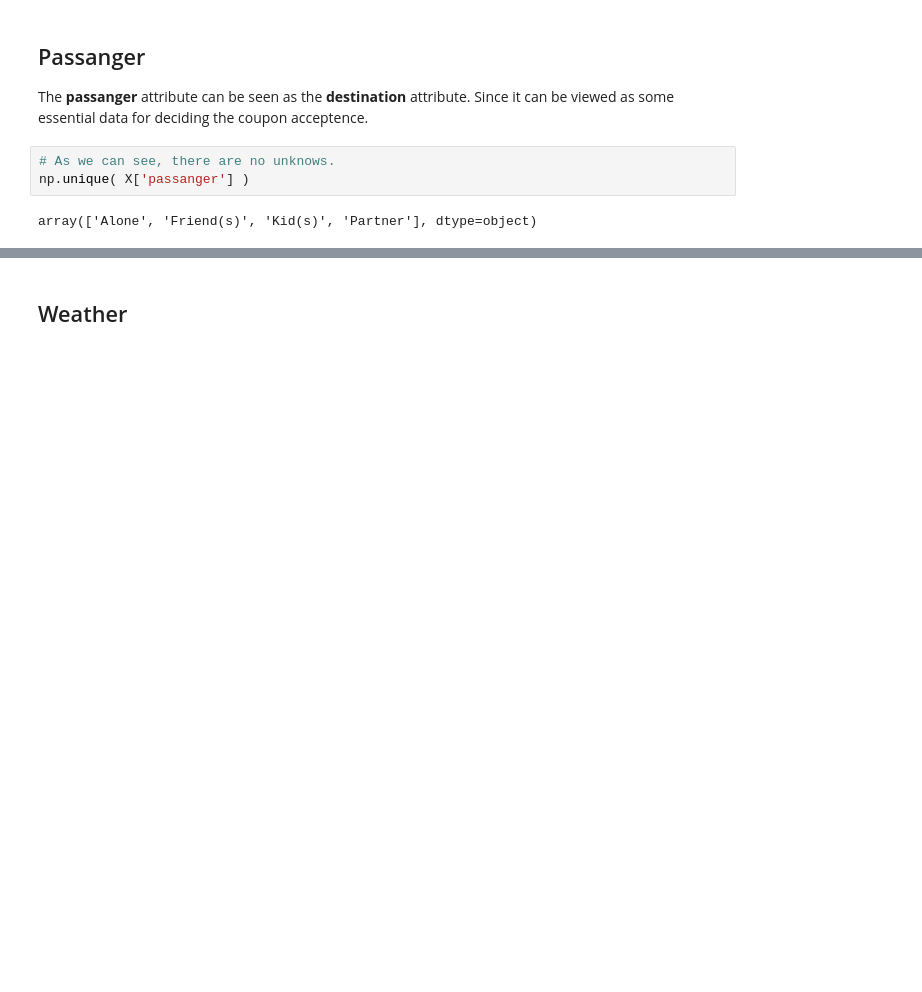
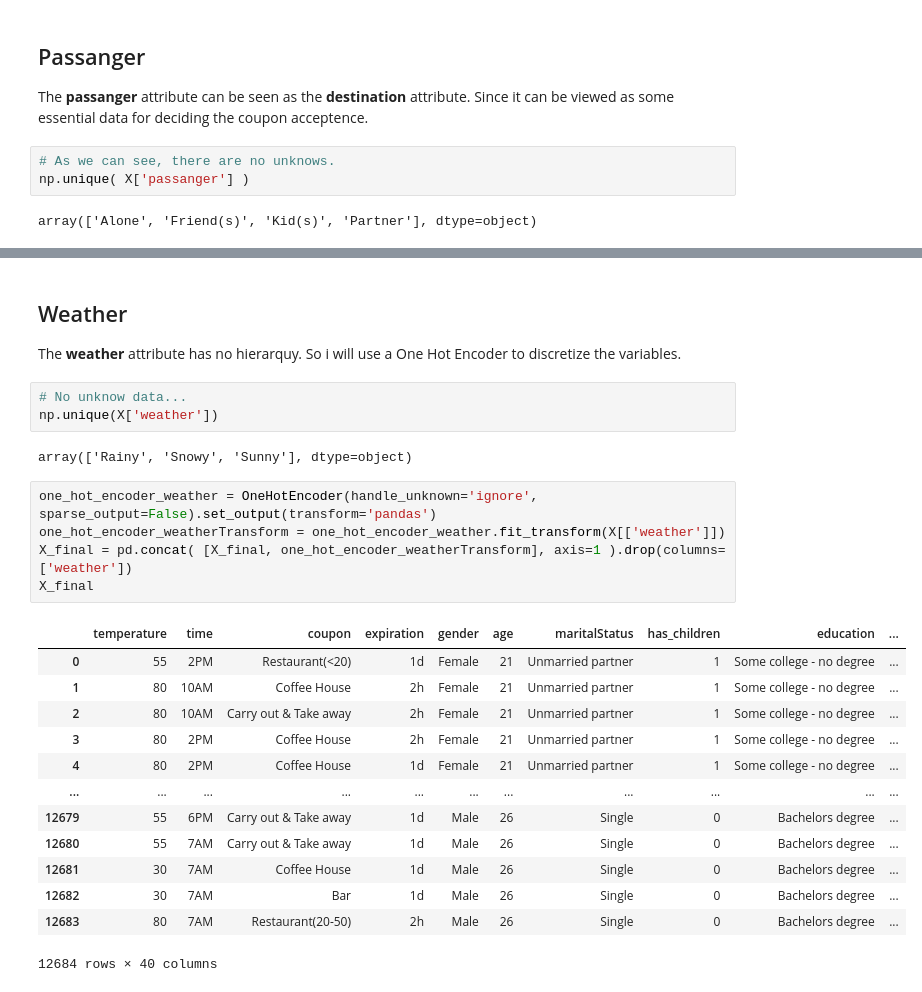
Before and after one commit to gabriel-marchetti/personal, a Jupyter notebook: aula_unicamp/2024_1s/mc886/Trabalhos/Trabalho1/code.ipynb, the cells around one changed output, grey strips where cells are left out. Saved outputs shown, nothing was run; the diff lists cells and outputs as text; blank space fills up the shorter version.

```diff
--- a/aula_unicamp/2024_1s/mc886/Trabalhos/Trabalho1/code.ipynb
+++ b/aula_unicamp/2024_1s/mc886/Trabalhos/Trabalho1/code.ipynb
@@ -145,2 +159,27 @@ X_final = pd.concat( [X_final, one_hot_encoder_passangerTransform], axis=1 ).dro
-# %% [markdown]
-## Weather
+# %% [markdown]
+## Weather
+The **weather** attribute has no hierarquy. So i will use a One Hot Encoder to discretize the variables.
+# %%
+# No unknow data...
+np.unique(X['weather'])
+# %% [output]
+array(['Rainy', 'Snowy', 'Sunny'], dtype=object)
+# %%
+one_hot_encoder_weather = OneHotEncoder(handle_unknown='ignore', sparse_output=False).set_output(transform='pandas')
+one_hot_encoder_weatherTransform = one_hot_encoder_weather.fit_transform(X[['weather']])
+X_final = pd.concat( [X_final, one_hot_encoder_weatherTransform], axis=1 ).drop(columns=['weather'])
+X_final
+# %% [output]
+|  | temperature | time | coupon | expiration | gender | age | maritalStatus | has_children | education | ... |
+| 0 | 55 | 2PM | Restaurant(<20) | 1d | Female | 21 | Unmarried partner | 1 | Some college - no degree | ... |
+| 1 | 80 | 10AM | Coffee House | 2h | Female | 21 | Unmarried partner | 1 | Some college - no degree | ... |
+| 2 | 80 | 10AM | Carry out & Take away | 2h | Female | 21 | Unmarried partner | 1 | Some college - no degree | ... |
+| 3 | 80 | 2PM | Coffee House | 2h | Female | 21 | Unmarried partner | 1 | Some college - no degree | ... |
+| 4 | 80 | 2PM | Coffee House | 1d | Female | 21 | Unmarried partner | 1 | Some college - no degree | ... |
+| ... | ... | ... | ... | ... | ... | ... | ... | ... | ... | ... |
+| 12679 | 55 | 6PM | Carry out & Take away | 1d | Male | 26 | Single | 0 | Bachelors degree | ... |
+| 12680 | 55 | 7AM | Carry out & Take away | 1d | Male | 26 | Single | 0 | Bachelors degree | ... |
+| 12681 | 30 | 7AM | Coffee House | 1d | Male | 26 | Single | 0 | Bachelors degree | ... |
+| 12682 | 30 | 7AM | Bar | 1d | Male | 26 | Single | 0 | Bachelors degree | ... |
+| 12683 | 80 | 7AM | Restaurant(20-50) | 2h | Male | 26 | Single | 0 | Bachelors degree | ... |
+12684 rows × 40 columns
```
Also changed, not shown: parts of 41 cells of this notebook.
